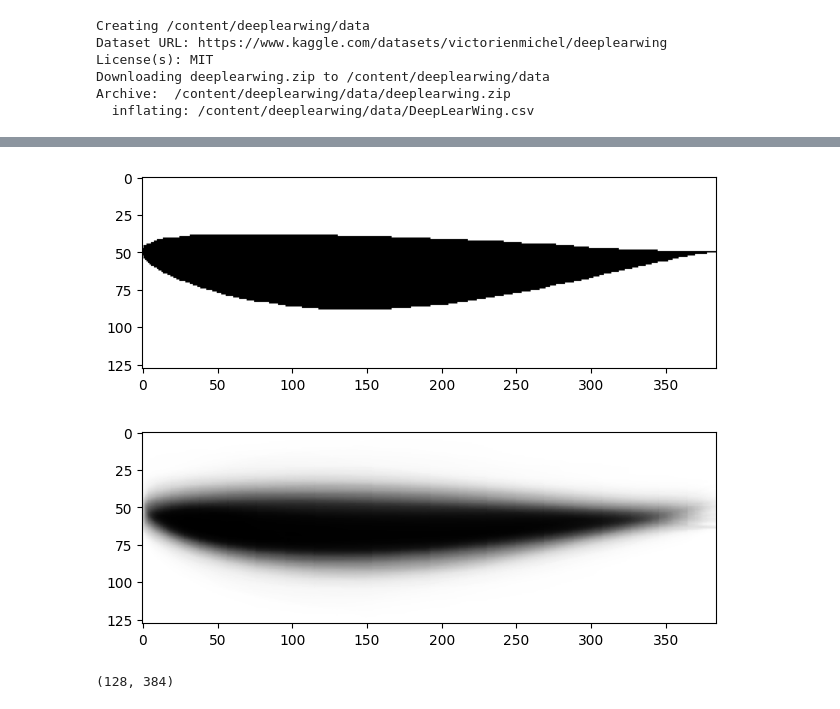
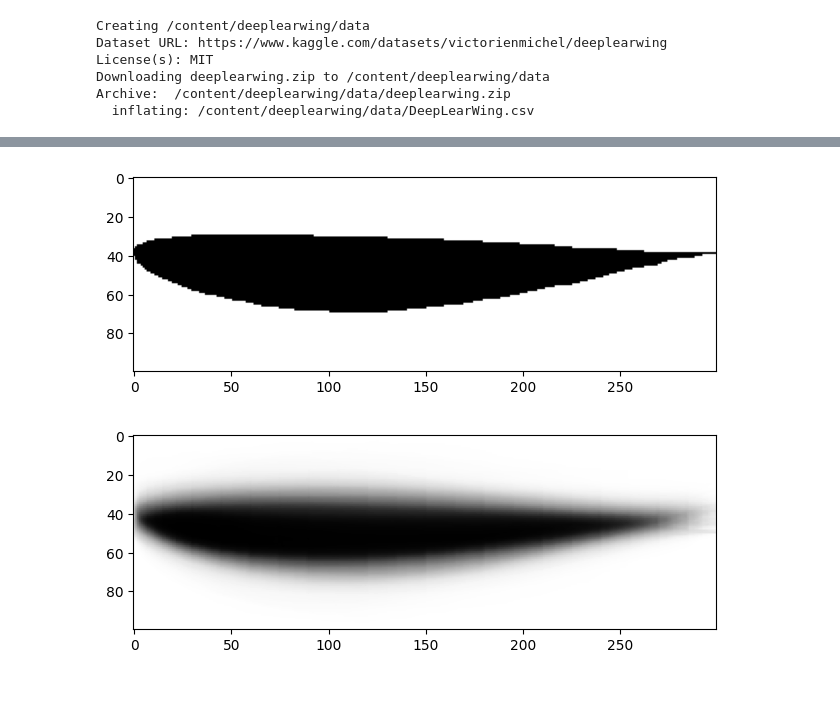
Before and after one commit to vicmcl/deeplearwing, a Jupyter notebook: deeplearwing/notebook/training.ipynb, the cells around one changed output, grey strips where cells are left out. Drawn from its saved outputs; the diff is of its cells as text; code cells hidden in the pictures.

```diff
--- a/deeplearwing/notebook/training.ipynb
+++ b/deeplearwing/notebook/training.ipynb
@@ -109,6 +110,9 @@ df.head()
 # %%
 import concurrent.futures
 
+w = 300
+h = 100
+
 with concurrent.futures.ThreadPoolExecutor() as executor:
-    futures = [executor.submit(airfoil_to_image, row['x_coords'], row['y_coords'], 384, 128) for _, row in df.iterrows()]
-    results = [future.result() for future in futures]
+    futures_shape = [executor.submit(airfoil_to_image, row['x_coords'], row['y_coords'], w, h) for _, row in df.iterrows()]
+    results_shape = [future.result() for future in futures_shape]
@@ -118,12 +121,12 @@ df = df.drop(columns = ['x_coords', 'y_coords'])
 # %%
-plt.imshow(results[0], cmap = 'gray')
+plt.imshow(results_shape[0], cmap = 'gray')
 plt.tight_layout()
 plt.show()
 # %% [output]
-[figure, old version]
+[figure, new version]
 # %%
-avg_airfoil = np.mean(df['pixel_values'], axis = 0)
+avg_airfoil = np.mean(results_shape, axis = 0)
 plt.imshow(avg_airfoil, cmap='gray')
 plt.tight_layout()
 # %% [output]
-[figure, old version]
+[figure, new version]
@@ -139,5 +144 @@ X_train, X_test, y_train, y_test = train_test_split(
 )
-# %%
-results[0].shape
-# %% [output]
-(128, 384)
```
Also changed, not shown: parts of 29 cells of this notebook.
